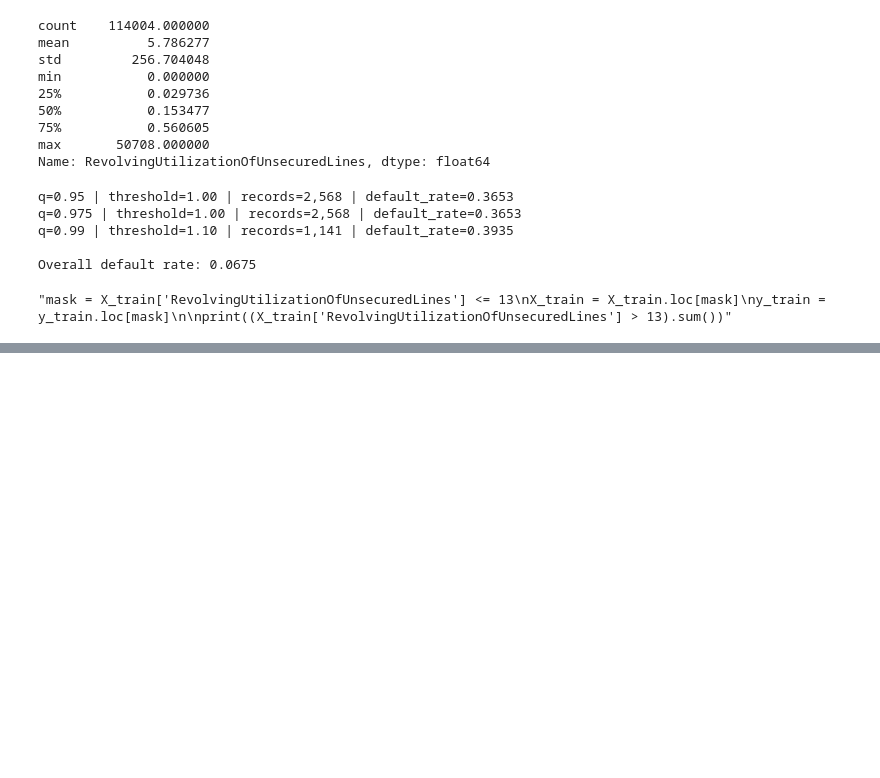
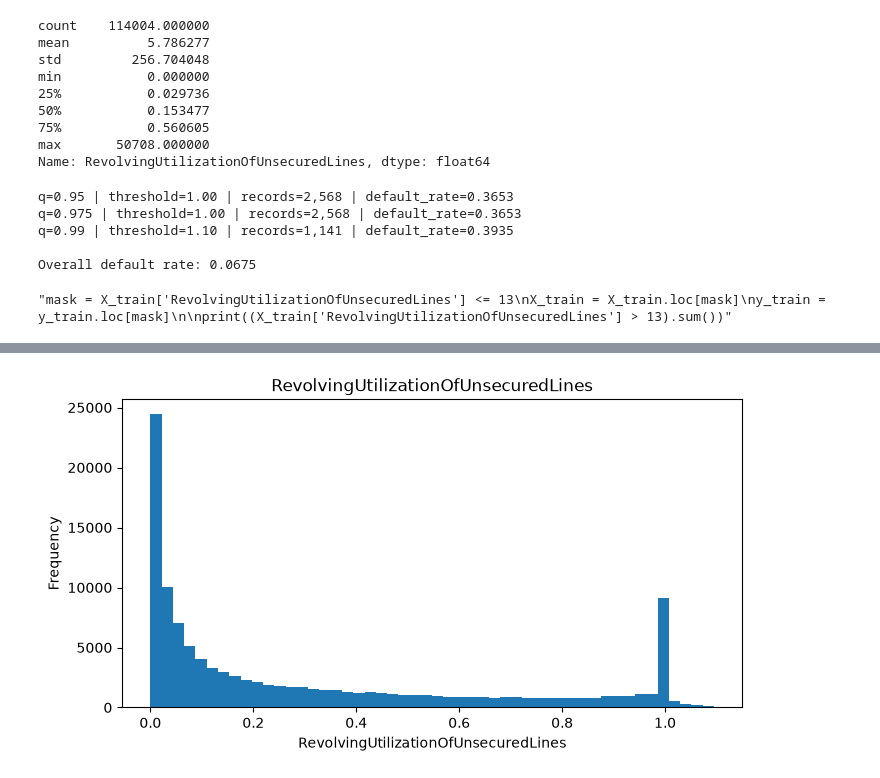
Before and after one commit to Miqaye1/Programming_Project, a Jupyter notebook: Untitled-1.ipynb, the cells around one changed output, grey strips where cells are left out. Saved outputs shown, nothing was run; the diff lists cells and outputs as text; code cells hidden in the pictures; blank space fills up the shorter version.

```diff
--- a/Untitled-1.ipynb
+++ b/Untitled-1.ipynb
@@ -407,0 +453,9 @@ print((X_train['RevolvingUtilizationOfUnsecuredLines'] > 13).sum())'''
+# %%
+plt.figure(figsize=(8, 4))
+plt.hist(X_train["RevolvingUtilizationOfUnsecuredLines"], bins=50)
+plt.title("RevolvingUtilizationOfUnsecuredLines")
+plt.xlabel("RevolvingUtilizationOfUnsecuredLines")
+plt.ylabel("Frequency")
+plt.show()
+# %% [output]
+[figure, added]
```
Also changed, not shown: parts of 10 cells of this notebook.
